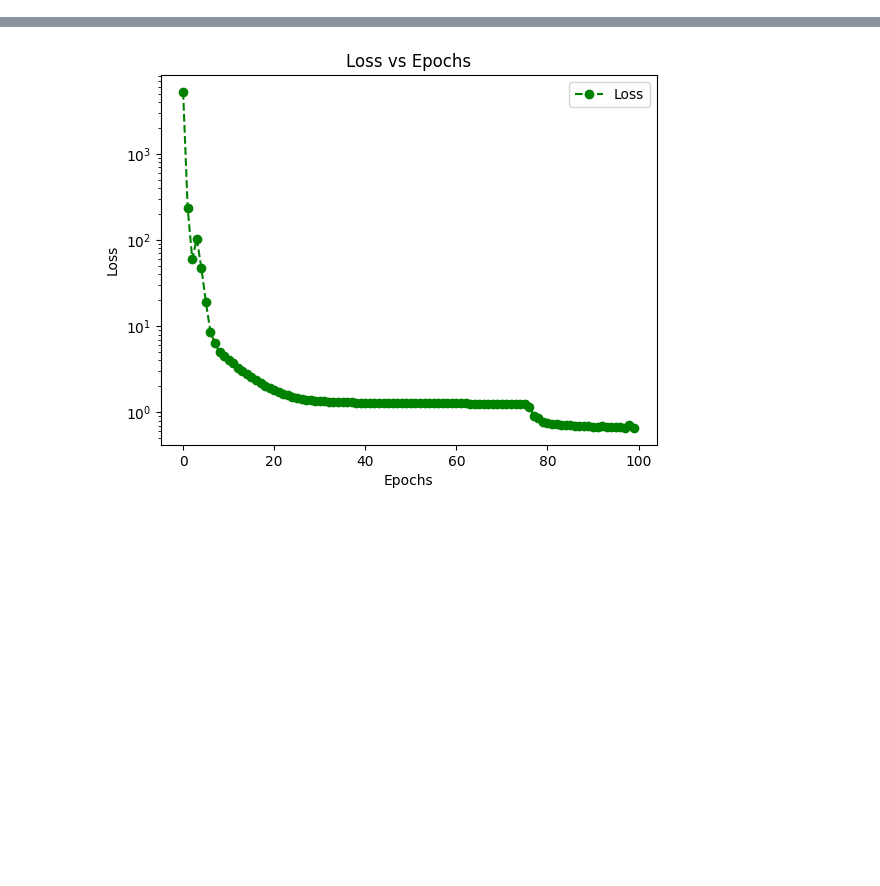
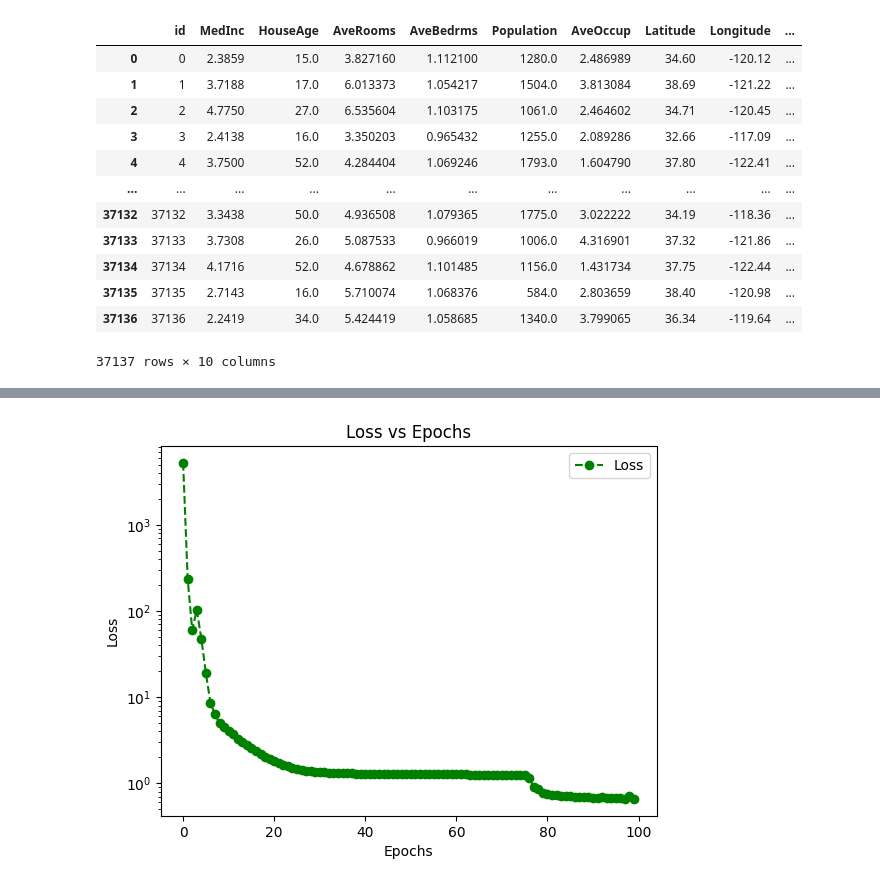
Before and after one commit to Drblessing/data_science_portfolio_project, a Jupyter notebook: kaggle/playground-series-s3e1/training.ipynb, the cells around one changed output, grey strips where cells are left out. Cells and saved outputs as stored; diff of their text form; code cells hidden in the pictures; blank space fills up the shorter version.

```diff
--- a/kaggle/playground-series-s3e1/training.ipynb
+++ b/kaggle/playground-series-s3e1/training.ipynb
@@ -196,6 +196,25 @@ def main_load(*args,**kwargs):
         "test_loader": test_loader
     }
     return output
+# %%
+train_df = pd.read_csv('train.csv')
+
+
+train_df
+# %% [output]
+|  | id | MedInc | HouseAge | AveRooms | AveBedrms | Population | AveOccup | Latitude | Longitude | ... |
+| 0 | 0 | 2.3859 | 15.0 | 3.827160 | 1.112100 | 1280.0 | 2.486989 | 34.60 | -120.12 | ... |
+| 1 | 1 | 3.7188 | 17.0 | 6.013373 | 1.054217 | 1504.0 | 3.813084 | 38.69 | -121.22 | ... |
+| 2 | 2 | 4.7750 | 27.0 | 6.535604 | 1.103175 | 1061.0 | 2.464602 | 34.71 | -120.45 | ... |
+| 3 | 3 | 2.4138 | 16.0 | 3.350203 | 0.965432 | 1255.0 | 2.089286 | 32.66 | -117.09 | ... |
+| 4 | 4 | 3.7500 | 52.0 | 4.284404 | 1.069246 | 1793.0 | 1.604790 | 37.80 | -122.41 | ... |
+| ... | ... | ... | ... | ... | ... | ... | ... | ... | ... | ... |
+| 37132 | 37132 | 3.3438 | 50.0 | 4.936508 | 1.079365 | 1775.0 | 3.022222 | 34.19 | -118.36 | ... |
+| 37133 | 37133 | 3.7308 | 26.0 | 5.087533 | 0.966019 | 1006.0 | 4.316901 | 37.32 | -121.86 | ... |
+| 37134 | 37134 | 4.1716 | 52.0 | 4.678862 | 1.101485 | 1156.0 | 1.431734 | 37.75 | -122.44 | ... |
+| 37135 | 37135 | 2.7143 | 16.0 | 5.710074 | 1.068376 | 584.0 | 2.803659 | 38.40 | -120.98 | ... |
+| 37136 | 37136 | 2.2419 | 34.0 | 5.424419 | 1.058685 | 1340.0 | 3.799065 | 36.34 | -119.64 | ... |
+37137 rows × 10 columns
 # %%
 # Define model
 class HousePricesModel(nn.Module):
```
Also changed, not shown: parts of 1 cell of this notebook, 1 other file.
